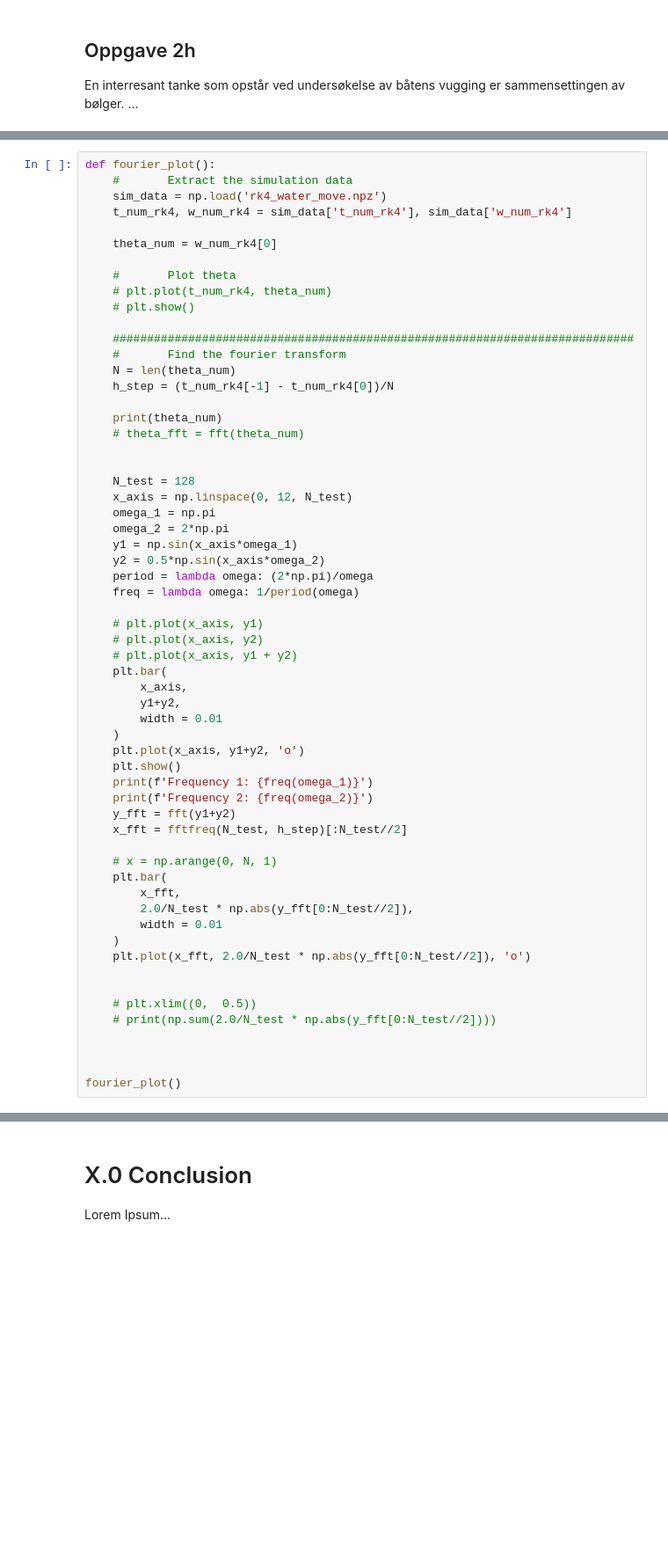
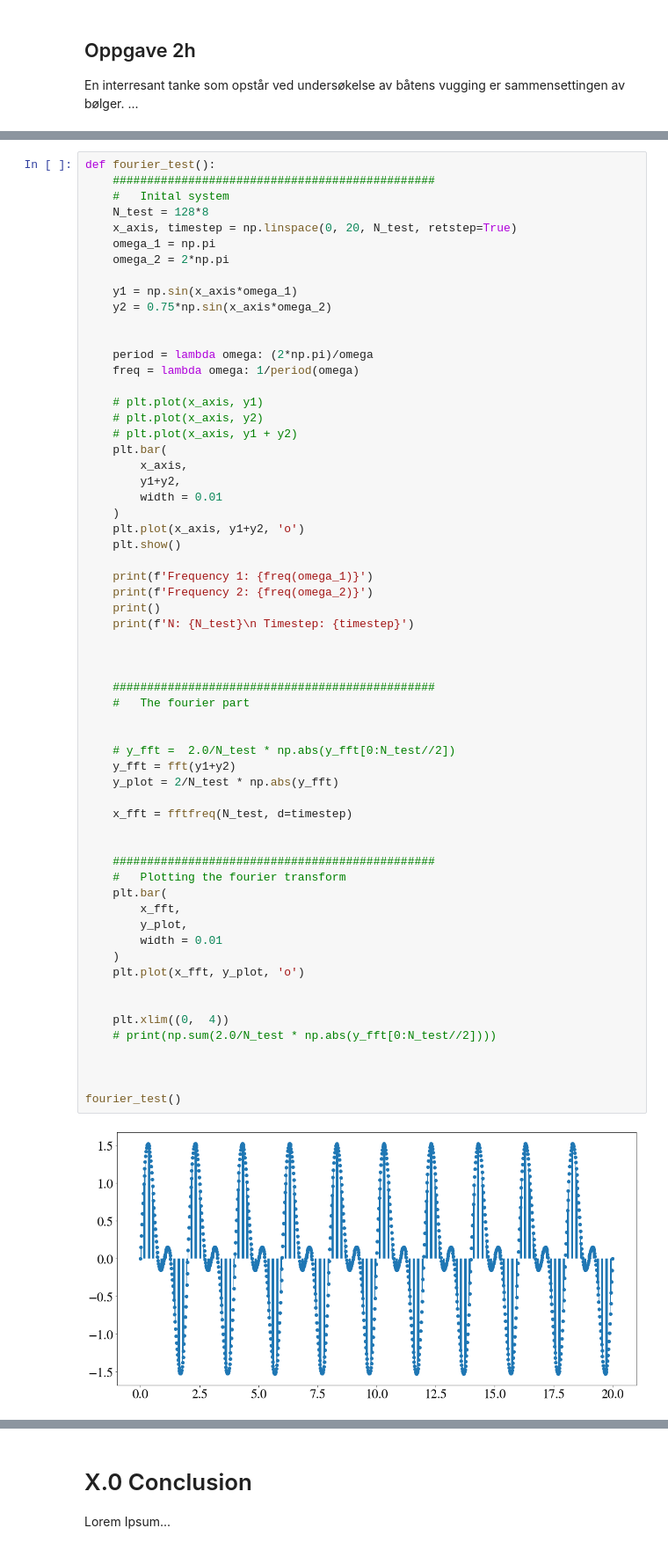
Before and after one commit to emiljonsrud/vitberr_prosjekt2_tekfys, a Jupyter notebook: main.ipynb, the cells around one changed output, grey strips where cells are left out. Shown at 88% size. Cells and saved outputs as stored; diff of their text form; blank space fills up the shorter version.

```diff
--- a/main.ipynb
+++ b/main.ipynb
@@ -1138,61 +1196,63 @@ En interresant tanke som opstår ved undersøkelse av båtens vugging er sammens
 # %%
-def fourier_plot():
-    #       Extract the simulation data
-    sim_data = np.load('rk4_water_move.npz')
-    t_num_rk4, w_num_rk4 = sim_data['t_num_rk4'], sim_data['w_num_rk4']
+def fourier_test():
+    ###############################################
+    #   Inital system
+    N_test = 128*8
+    x_axis, timestep = np.linspace(0, 20, N_test, retstep=True)
+    omega_1 = np.pi
+    omega_2 = 2*np.pi
 
-    theta_num = w_num_rk4[0]
-
-    #       Plot theta
-    # plt.plot(t_num_rk4, theta_num)
-    # plt.show()
-
-    ############################################################################
-    #       Find the fourier transform
-    N = len(theta_num)
-    h_step = (t_num_rk4[-1] - t_num_rk4[0])/N
-
-    print(theta_num)
-    # theta_fft = fft(theta_num)
+    y1 = np.sin(x_axis*omega_1)
+    y2 = 0.75*np.sin(x_axis*omega_2)
 
 
-    N_test = 128
-    x_axis = np.linspace(0, 12, N_test)
-    omega_1 = np.pi
-    omega_2 = 2*np.pi
-    y1 = np.sin(x_axis*omega_1)
-    y2 = 0.5*np.sin(x_axis*omega_2)
     period = lambda omega: (2*np.pi)/omega
     freq = lambda omega: 1/period(omega)
 
     # plt.plot(x_axis, y1)
     # plt.plot(x_axis, y2)
     # plt.plot(x_axis, y1 + y2)
     plt.bar(
         x_axis,
         y1+y2,
         width = 0.01
     )
     plt.plot(x_axis, y1+y2, 'o')
     plt.show()
+
     print(f'Frequency 1: {freq(omega_1)}')
     print(f'Frequency 2: {freq(omega_2)}')
+    print()
+    print(f'N: {N_test}\n Timestep: {timestep}')
+
+
+
+    ###############################################
+    #   The fourier part
+
+
+    # y_fft =  2.0/N_test * np.abs(y_fft[0:N_test//2])
     y_fft = fft(y1+y2)
-    x_fft = fftfreq(N_test, h_step)[:N_test//2]
+    y_plot = 2/N_test * np.abs(y_fft)
 
-    # x = np.arange(0, N, 1)
+    x_fft = fftfreq(N_test, d=timestep)
+
+
+    ###############################################
+    #   Plotting the fourier transform
     plt.bar(
         x_fft,
-        2.0/N_test * np.abs(y_fft[0:N_test//2]),
+        y_plot,
         width = 0.01
     )
-    plt.plot(x_fft, 2.0/N_test * np.abs(y_fft[0:N_test//2]), 'o')
+    plt.plot(x_fft, y_plot, 'o')
 
 
-    # plt.xlim((0,  0.5))
+    plt.xlim((0,  4))
     # print(np.sum(2.0/N_test * np.abs(y_fft[0:N_test//2])))
 
 
 
-fourier_plot()
+fourier_test()
 # %% [output]
+[figure, added]
```
Also changed, not shown: parts of 4 cells of this notebook.
